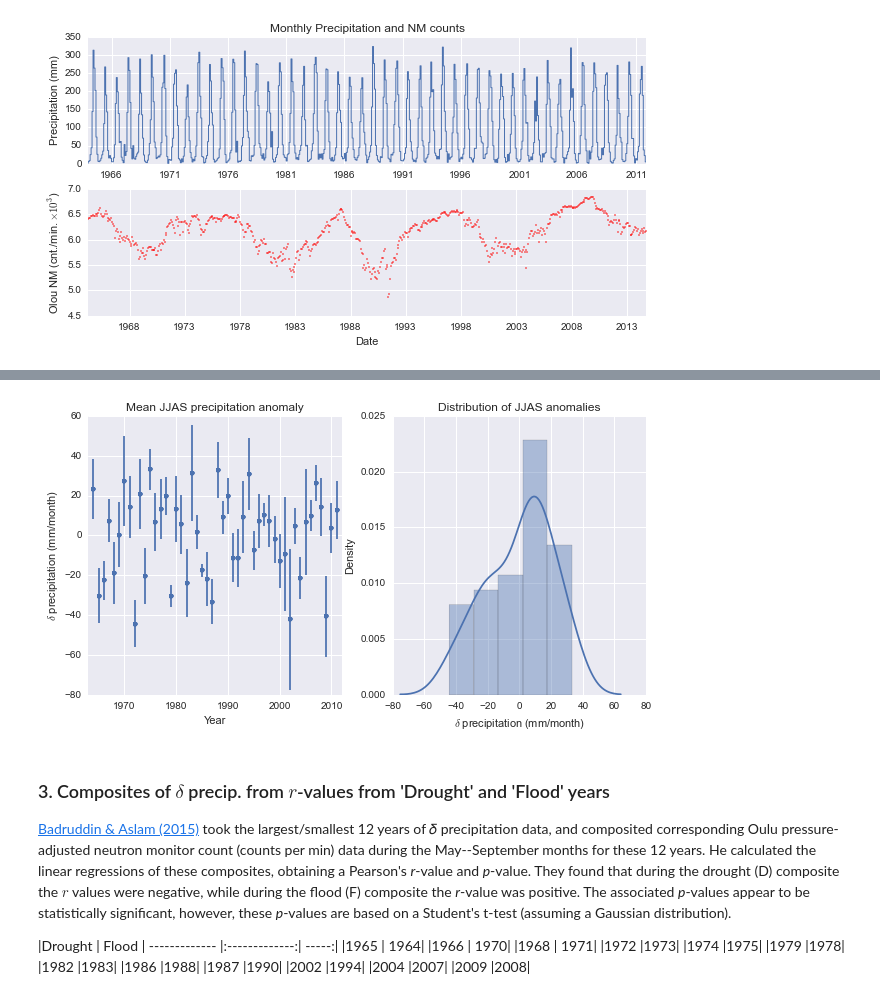
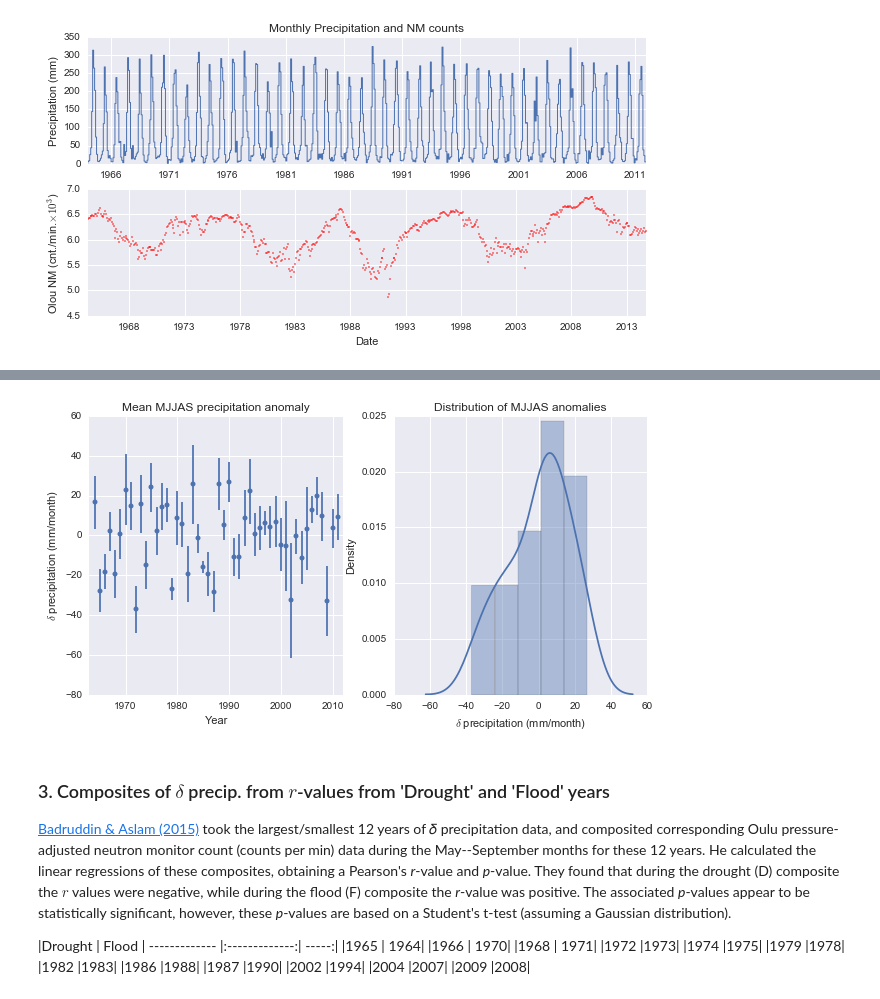
Before and after one commit to benlaken/Comment_BadruddinAslam2014, a Jupyter notebook: Monsoon_analysis.ipynb, the cells around one changed output, grey strips where cells are left out. Cells and saved outputs as stored; diff of their text form; code cells hidden in the pictures.

Commit message:
changed jjas to mjjas months in distribution plot

```diff
--- a/Monsoon_analysis.ipynb
+++ b/Monsoon_analysis.ipynb
@@ -142,39 +142,39 @@ for date in monsoon.Precip.index:
     delta.append(monsoon.Precip[date] - climo['means'][date.month-1])
 dseries = pd.Series(delta, index=monsoon.index)
 # %%
-# Create a dictionary of June July August September data
+# Create a dictionary of May, June, July, August and September data
 def lookup_index(yr):
-    return ((monsoon.index.year == yr) & (monsoon.index.month >= 6)
+    return ((monsoon.index.year == yr) & (monsoon.index.month >= 5)
            &(monsoon.index.month <= 9))
-jjas = {}
-jjas['means']=[np.mean(dseries[lookup_index(yr)]) for yr in xrange(1964,2012,1)]
-jjas['SEM']=[return_stderr(dseries[lookup_index(yr)])for yr in xrange(1964,2012,1)]
-jjas['sum']=[np.sum(dseries[lookup_index(yr)]) for yr in xrange(1964,2012,1)]
+mjjas = {}
+mjjas['means']=[np.mean(dseries[lookup_index(yr)]) for yr in xrange(1964,2012,1)]
+mjjas['SEM']=[return_stderr(dseries[lookup_index(yr)])for yr in xrange(1964,2012,1)]
+mjjas['sum']=[np.sum(dseries[lookup_index(yr)]) for yr in xrange(1964,2012,1)]
 # %%
 # Plot precipitation anomaly
 sns.set(style="darkgrid")
 yrange = xrange(1964,2012,1)
-my_jjas = plt.figure()
-my_jjas.set_size_inches(10,5)
-ax1 = my_jjas.add_subplot(121)
-ax2 = my_jjas.add_subplot(122)
+my_mjjas = plt.figure()
+my_mjjas.set_size_inches(10,5)
+ax1 = my_mjjas.add_subplot(121)
+ax2 = my_mjjas.add_subplot(122)
 
-ax1.errorbar(x=yrange,y=jjas['means'],yerr=jjas['SEM'],fmt='.',ms=10)
+ax1.errorbar(x=yrange,y=mjjas['means'],yerr=mjjas['SEM'],fmt='.',ms=10)
 ax1.set_xlim(min(yrange)-1,max(yrange)+1)
-ax1.set_title(r'Mean JJAS precipitation anomaly')
+ax1.set_title(r'Mean MJJAS precipitation anomaly')
 ax1.set_ylabel(r'$\delta$ precipitation (mm/month)')
 ax1.set_xlabel(r'Year')
 ax1.grid(True)
 
-sns.distplot(jjas['means'], ax = ax2)
-ax2.set_title("Distribution of JJAS anomalies")
+sns.distplot(mjjas['means'], ax = ax2)
+ax2.set_title("Distribution of MJJAS anomalies")
 ax2.set_xlabel(r"$\delta$ precipitation (mm/month)")
 ax2.set_ylabel("Density")
 
-plt.show(my_jjas)
-my_jjas.savefig('delta_precip_pop.pdf',dpi=300)
+plt.show(my_mjjas)
+my_mjjas.savefig('delta_precip_pop.pdf',dpi=300)
 # %% [output]
-[figure, old version]
+[figure, new version]
 # %% [markdown]
 ### 3. Composites of $\delta$ precip. from $r$-values from 'Drought' and 'Flood'  years    ###
 
```
Also changed, not shown: parts of 1 cell of this notebook, 4 other files.
